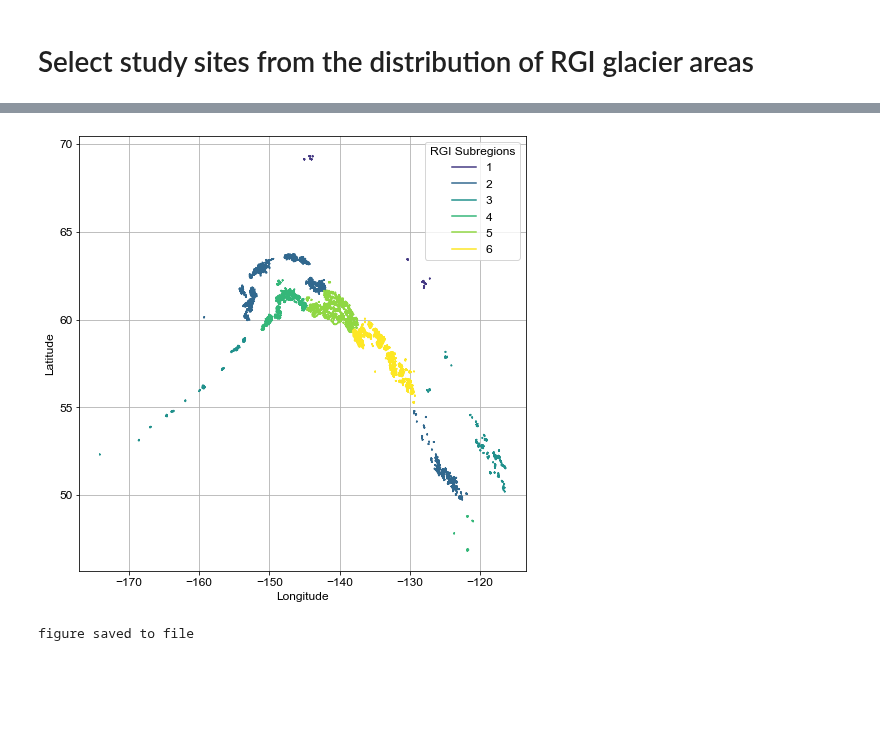
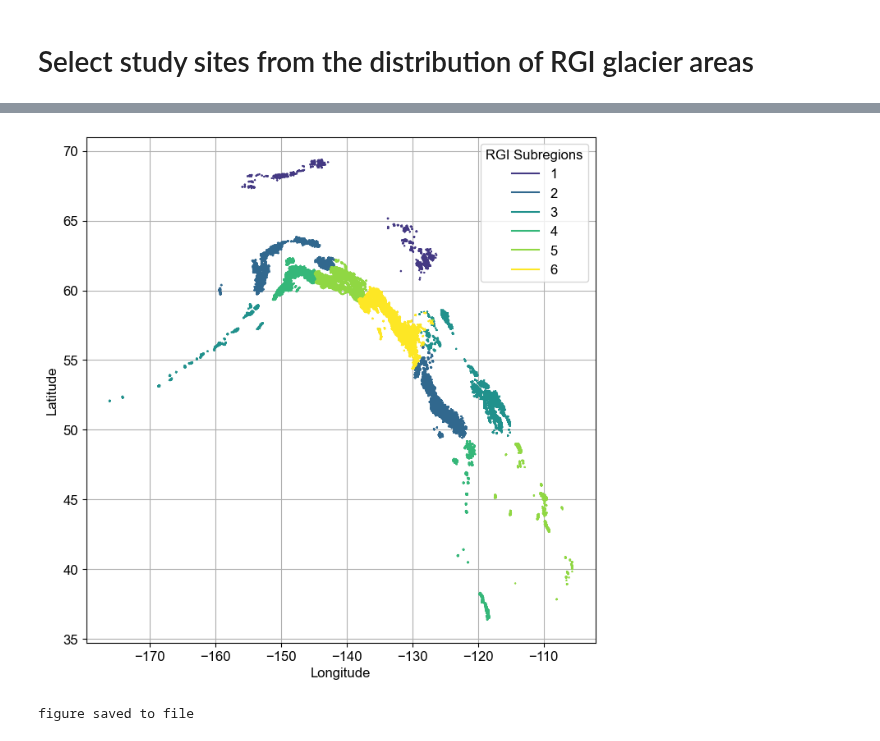
Before and after one commit to RaineyAbe/glacier-snow-cover-mapping, a Jupyter notebook: notebooks/select_study_sites.ipynb, the cells around one changed output, grey strips where cells are left out. Saved outputs shown, nothing was run; the diff lists cells and outputs as text; code cells hidden in the pictures; blank space fills up the shorter version.

```diff
--- a/notebooks/select_study_sites.ipynb
+++ b/notebooks/select_study_sites.ipynb
@@ -10,53 +23,53 @@ import glob
 # %%
 # Define paths in directory
-base_path = '/Users/raineyaberle/Research/PhD/snow_cover_mapping/snow-cover-mapping/'
-
-RGI_path = '/Volumes/GoogleDrive/My Drive/Research/PhD/GIS_data/RGI/'
+RGI_path = '/Users/icebergs/snow-cover-mapping/'
 RGI_fns = ['01_rgi60_Alaska/01_rgi60_Alaska.shp',
            '02_rgi60_WesternCanadaUS/02_rgi60_WesternCanadaUS.shp']
 
-out_path = '/Volumes/GoogleDrive/My Drive/Research/PhD/snow_cover_mapping/Alexandra_snow_cover_mapping_application/study-sites/'
+out_path = RGI_path + 'study-sites/'
 # %%
 # Create geopandas.DataFrame for storing RGIs
 RGI = gpd.GeoDataFrame()
 # Read RGI files
 for RGI_fn in RGI_fns:
     file = gpd.read_file(RGI_path + RGI_fn)
     RGI = pd.concat([RGI, file])
 
 # subset to glaciers with area > 5 km^2
-RGI_gt5 = RGI.loc[RGI['Area'] > 5].reset_index(drop=True)
+# RGI_gt5 = RGI.loc[RGI['Area'] > 5].reset_index(drop=True)
+
 # change int data types to float for saving
-RGI_gt5[['Zmin', 'Zmax', 'Zmed', 'Slope', 'Aspect', 'Lmax', 'Status', 'Connect',
-         'Form', 'TermType', 'Surging', 'Linkages']] = RGI_gt5[['Zmin', 'Zmax', 'Zmed', 'Slope', 'Aspect', 'Lmax',
+RGI[['Zmin', 'Zmax', 'Zmed', 'Slope', 'Aspect', 'Lmax', 'Status', 'Connect',
+         'Form', 'TermType', 'Surging', 'Linkages']] = RGI[['Zmin', 'Zmax', 'Zmed', 'Slope', 'Aspect', 'Lmax',
                                                             'Status', 'Connect', 'Form', 'TermType', 'Surging', 'Linkages']].astype(float)
 
 # grab list of all subregions in dataset
 subregions = np.unique(RGI_gt5['O2Region'])
 
 # plot all sites with color distinguishing subregions
 fig1, ax1 = plt.subplots(1, 1, figsize=(8,8))
 plt.rcParams.update({'font.size':12, 'font.sans-serif':'Arial'})
 for subregion in subregions:
-    RGI_gt5_subregion = RGI_gt5.loc[RGI_gt5['O2Region']==subregion]
-    for j in range(0, len(RGI_gt5_subregion)):
-        polygon = RGI_gt5_subregion.iloc[j]['geometry']
+    RGI_subregion = RGI.loc[RGI['O2Region']==subregion]
+    for j in range(0, len(RGI_subregion)):
+        polygon = RGI_subregion.iloc[j]['geometry']
         if j==0:
             label=subregion
         else:
             label='_nolegend_'
-        ax1.plot(*polygon.exterior.xy, color=plt.cm.viridis(int(subregion)/len(subregions)), label=label)
+        if type(polygon)==shapely.geometry.Polygon:
+            ax1.plot(*polygon.exterior.xy, color=plt.cm.viridis(int(subregion)/len(subregions)), label=label)
 ax1.legend(title='RGI Subregions')
 ax1.set_xlabel('Longitude')
 ax1.set_ylabel('Latitude')
 ax1.grid()
 plt.show()
 
 # save figure to file
 fig1.savefig(out_path + '../RGI_subregions_1-6.png', facecolor='w', dpi=300)
 print('figure saved to file')
 # %% [output]
-[figure, old version]
+[figure, new version]
 figure saved to file
 # %%
 # Select random glaciers from each subregion that represent the overall area distribution
```
Also changed, not shown: parts of 3 cells of this notebook, 13 other files.
